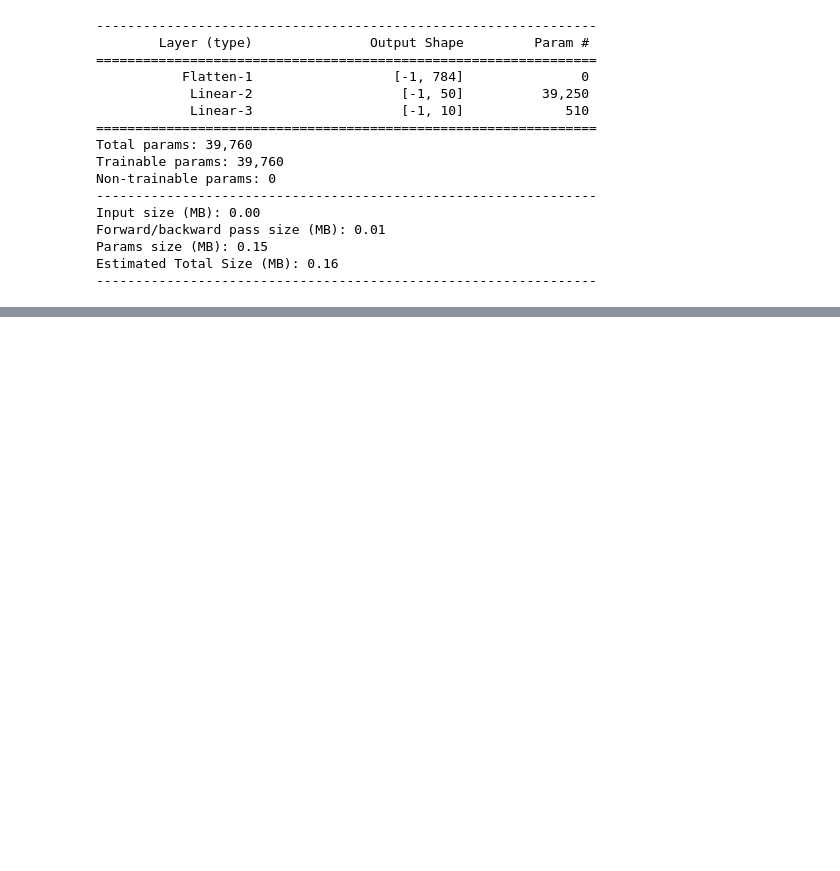
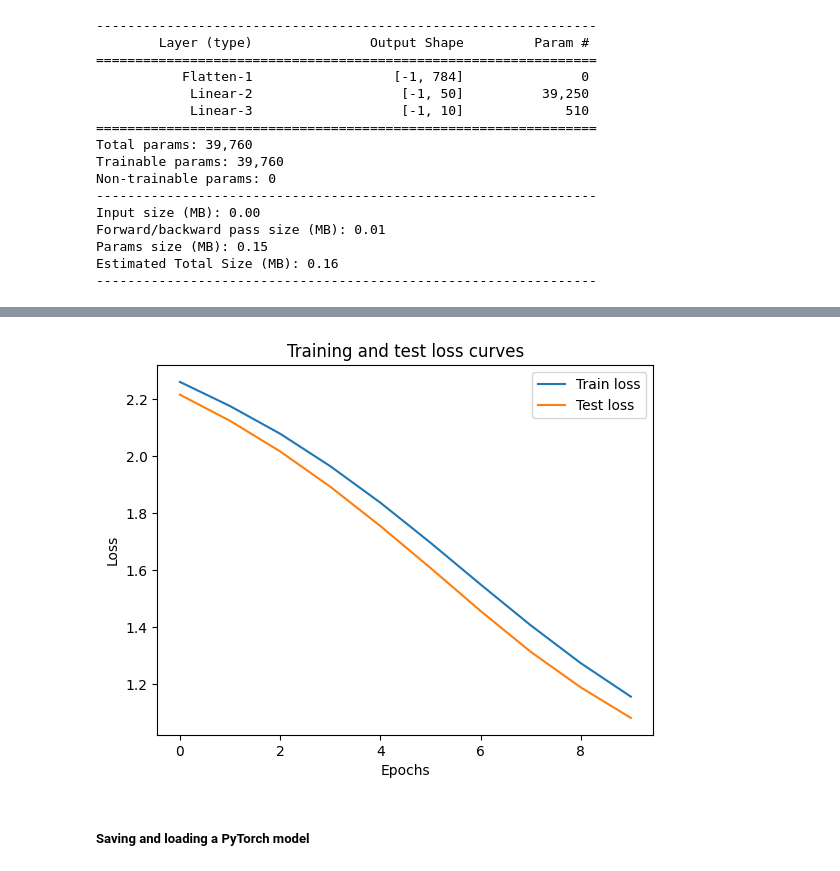
Before and after one commit to soutrik71/pytorch_classics, a Jupyter notebook: AP_Torch2.ipynb, the cells around one changed output, grey strips where cells are left out. Saved outputs shown, nothing was run; the diff lists cells and outputs as text; code cells hidden in the pictures; blank space fills up the shorter version.

```diff
--- a/AP_Torch2.ipynb
+++ b/AP_Torch2.ipynb
@@ -81,8 +67,9 @@ print(device)
 # %% [output]
 cuda
 # %%
-hyper_params = 128
+batch_size = 128
 epochs = 10
+lr = 1e-3
 # %%
 print(training_data.data.shape)
 print(test_data.data.shape)
@@ -134,5 +121,5 @@ class SimpleNN(nn.Module):
     x = self.fc1(x)
     x = F.relu(x)
     x = self.fc2(x)
-    return F.log_softmax(x)
+    return x
 # %%
@@ -168,0 +229,21 @@ model_graph.visual_graph
+# %%
+def test_loop(model, dataloader, loss_fn):
+  """Testing loop"""
+  test_size = len(dataloader.dataset)
+  num_batches = len(dataloader)
+  model.eval() # putting the model in evaluation mode
+  test_loss, test_acc = 0, 0
+  with torch.no_grad(): # Context-manager that disables gradient calculation.
+    for X,y in dataloader:
+      X,y = X.to(device), y.to(device)
+      pred_logits = model(X)
+      # for each batches cal loss and accuracy and storing them
+      test_loss += loss_fn(pred_logits, y).item()
+      pred_probs = F.softmax(pred_logits, dim=1)
+      pred_classes = pred_probs.argmax(dim=1)
+      test_acc += accuracy_fn(y, pred_classes)
+
+  test_loss /= num_batches
+  test_acc /= num_batches
+  print(f"Test Error: \n Accuracy: {(test_acc):>0.1f}%, Avg loss: {test_loss:>8f} \n")
+  return test_loss, test_acc
@@ -168,0 +252,11 @@ model_graph.visual_graph
+# %%
+train_loss_values = []
+test_loss_values = []
+epoch_count = []
+for t in range(epochs):
+    print(f"Epoch {t+1}\n-------------------------------")
+    train_loss , train_acc = train_loop(model = model , dataloader=train_loader, loss_fn=loss_fn , optimizer=optimizer)
+    test_loss , test_acc = test_loop(model = model , dataloader=test_loader, loss_fn=loss_fn)
+    train_loss_values.append(train_loss)
+    test_loss_values.append(test_loss)
+    epoch_count.append(t)
@@ -168,0 +281,12 @@ model_graph.visual_graph
+# %%
+# Plot the loss curves
+plt.plot(epoch_count, train_loss_values, label="Train loss")
+plt.plot(epoch_count, test_loss_values, label="Test loss")
+plt.title("Training and test loss curves")
+plt.ylabel("Loss")
+plt.xlabel("Epochs")
+plt.legend();
+# %% [output]
+[figure, added]
+# %% [markdown]
+##### Saving and loading a PyTorch model
```
Also changed, not shown: parts of 11 cells of this notebook.
